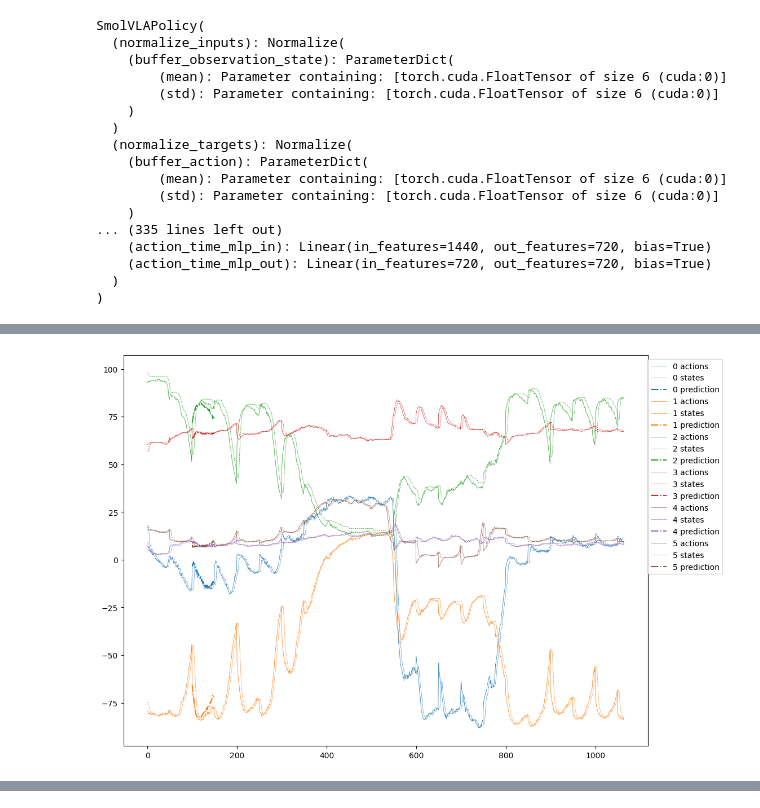
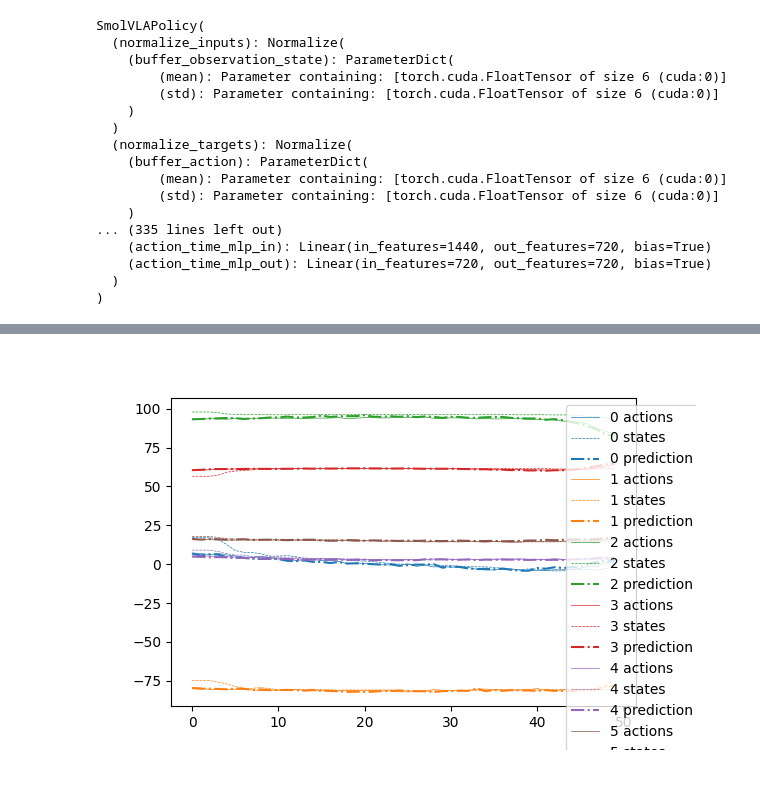
Before and after one commit to Robot-Learning-Collective/lerobot-experiments, a Jupyter notebook: offline_policy_visualisation.ipynb, the cells around one changed output, grey strips where cells are left out. Cells and saved outputs as stored; diff of their text form; code cells hidden in the pictures; blank space fills up the shorter version.

```diff
--- a/offline_policy_visualisation.ipynb
+++ b/offline_policy_visualisation.ipynb
@@ -88,11 +91,25 @@ for idx in range(first, last + 1):
 
 actions_from_dataset = np.array(actions_from_dataset)
 states_from_dataset = np.array(states_from_dataset)
+# %%
+for dof in range(actions_from_dataset.shape[-1]):
+    color = f"C{dof}"
+    plt.plot(actions_from_dataset[frame_index_inside_episode:frame_index_inside_episode + predicted_actions.shape[0], dof], label=f"{dof} actions", color=color, linestyle="-", lw=0.5)
+    plt.plot(states_from_dataset[frame_index_inside_episode:frame_index_inside_episode + predicted_actions.shape[0], dof], label=f"{dof} states", color=color, linestyle="--", lw=0.5)
+    plt.plot(
+        predicted_actions[0, :, dof],
+        label=f"{dof} prediction",
+        color=color,
+        linestyle="-."
+    )
+plt.legend(loc="upper right", bbox_to_anchor=(1.15, 1))
+
+plt.gcf().set_size_inches(12, 9)
 # %%
 for dof in range(actions_from_dataset.shape[-1]):
     color = f"C{dof}"
-    plt.plot(actions_from_dataset[:, dof], label=f"{dof} actions", color=color, linestyle="-", lw=0.5)
-    plt.plot(states_from_dataset[:, dof], label=f"{dof} states", color=color, linestyle="--", lw=0.5)
+    plt.plot(actions_from_dataset[:150, dof], label=f"{dof} actions", color=color, linestyle="-", lw=0.5)
+    plt.plot(states_from_dataset[:150, dof], label=f"{dof} states", color=color, linestyle="--", lw=0.5)
     plt.plot(
         range(frame_index_inside_episode, frame_index_inside_episode + predicted_actions.shape[0]),
         predicted_actions[:, dof],
@@ -103,5 +120,47 @@ for dof in range(actions_from_dataset.shape[-1]):
 plt.legend(loc="upper right", bbox_to_anchor=(1.15, 1))
 
 plt.gcf().set_size_inches(12, 9)
-# %% [output]
-[figure, removed]
+# %%
+%matplotlib widget
+import numpy as np, matplotlib.pyplot as plt
+import ipywidgets as W
+from IPython.display import display
+
+frame_index_inside_episode = 0
+
+fig, ax = plt.subplots()
+
+for dof in range(actions_from_dataset.shape[-1]):
+    color = f"C{dof}"
+    line, = ax.plot(actions_from_dataset[frame_index_inside_episode:frame_index_inside_episode + predicted_actions.shape[1], dof], label=f"{dof} actions", color=color, linestyle="-", lw=0.5)
+    line, = ax.plot(states_from_dataset[frame_index_inside_episode:frame_index_inside_episode + predicted_actions.shape[1], dof], label=f"{dof} states", color=color, linestyle="--", lw=0.5)
+    line, = ax.plot(
+        predicted_actions[frame_index_inside_episode, :, dof],
+        label=f"{dof} prediction",
+        color=color,
+        linestyle="-."
+    )
+ax.legend(loc="upper right", bbox_to_anchor=(1.15, 1))
+
+fig.set_size_inches(6, 4)
+
+btn = W.Button(description='->')
+out = W.Output()
+
+
+
+@btn.on_click
+def _(_):
+    global frame_index_inside_episode
+    frame_index_inside_episode += 1
+    for dof in range(actions_from_dataset.shape[-1]):
+        ax.lines[dof].set_ydata(
+            predicted_actions[frame_index_inside_episode, :, dof]
+        )
+        ax.lines[dof].set_xdata(
+            np.arange(predicted_actions.shape[1])
+        )
+    fig.canvas.draw_idle()
+
+display(W.VBox([W.HBox([btn]), out]))
+# %% [output]
@@ -107,0 +168 @@ plt.gcf().set_size_inches(12, 9)
+[figure, added]
```
Also changed, not shown: parts of 3 cells of this notebook, 1 other file.
